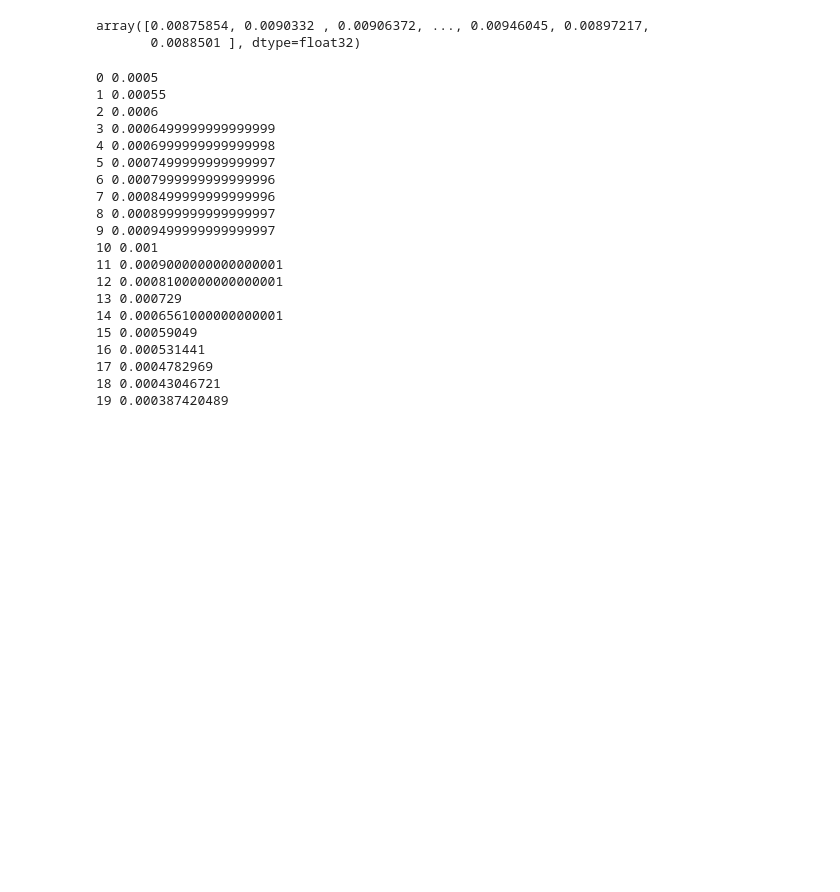
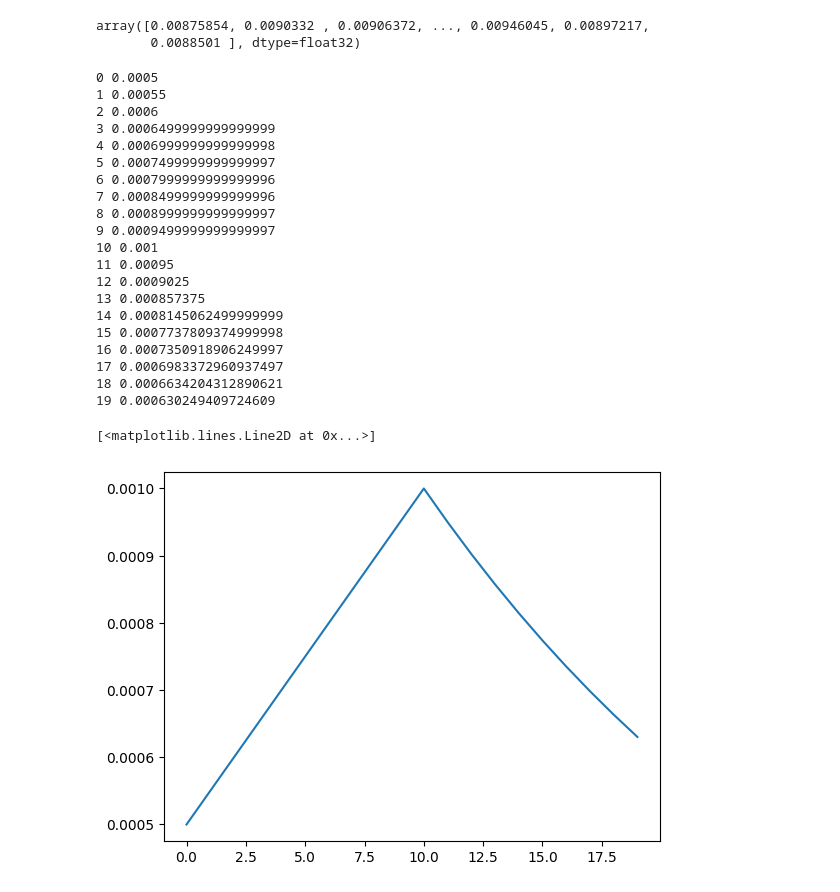
Before and after one commit to Kaszkietio/dl-transformers-speech-recognition, a Jupyter notebook: src/sandbox.ipynb, the cells around one changed output. Saved outputs shown, nothing was run; the diff lists cells and outputs as text; code cells hidden in the pictures; blank space fills up the shorter version.

```diff
--- a/src/sandbox.ipynb
+++ b/src/sandbox.ipynb
@@ -126,37 +131,42 @@ array([0.00875854, 0.0090332 , 0.00906372, ..., 0.00946045, 0.00897217,
 # %%
 import torch
 from torch.optim.lr_scheduler import LinearLR, ExponentialLR, SequentialLR, ConstantLR
+import matplotlib.pyplot as plt
 
 optim = torch.optim.Adam([torch.nn.Parameter(torch.randn(2, 3))], lr=0.001)
 scheduler1 = LinearLR(optim, start_factor=0.5, end_factor=1.0, total_iters=10)
-scheduler2 = ExponentialLR(optim, gamma=0.9)
+scheduler2 = ExponentialLR(optim, gamma=0.95)
 scheduler = SequentialLR(optim, schedulers=[scheduler1, scheduler2], milestones=[10])
 
 vals = []
 
 for i in range(20):
     vals.append( scheduler.get_last_lr()[0])
     print(i, scheduler.get_last_lr()[0])
     optim.step()
     scheduler.step()
+
+plt.plot(vals)
 # %% [output]
 0 0.0005
 1 0.00055
 2 0.0006
 3 0.0006499999999999999
 4 0.0006999999999999998
 5 0.0007499999999999997
 6 0.0007999999999999996
 7 0.0008499999999999996
 8 0.0008999999999999997
 9 0.0009499999999999997
 10 0.001
-11 0.0009000000000000001
-12 0.0008100000000000001
-13 0.000729
-14 0.0006561000000000001
-15 0.00059049
-16 0.000531441
-17 0.0004782969
-18 0.00043046721
-19 0.000387420489
+11 0.00095
+12 0.0009025
+13 0.000857375
+14 0.0008145062499999999
+15 0.0007737809374999998
+16 0.0007350918906249997
+17 0.0006983372960937497
+18 0.0006634204312890621
+19 0.000630249409724609
+[<matplotlib.lines.Line2D at 0x...>]
+[figure, added]
```
Also changed, not shown: parts of 2 cells of this notebook, 5 other files.
